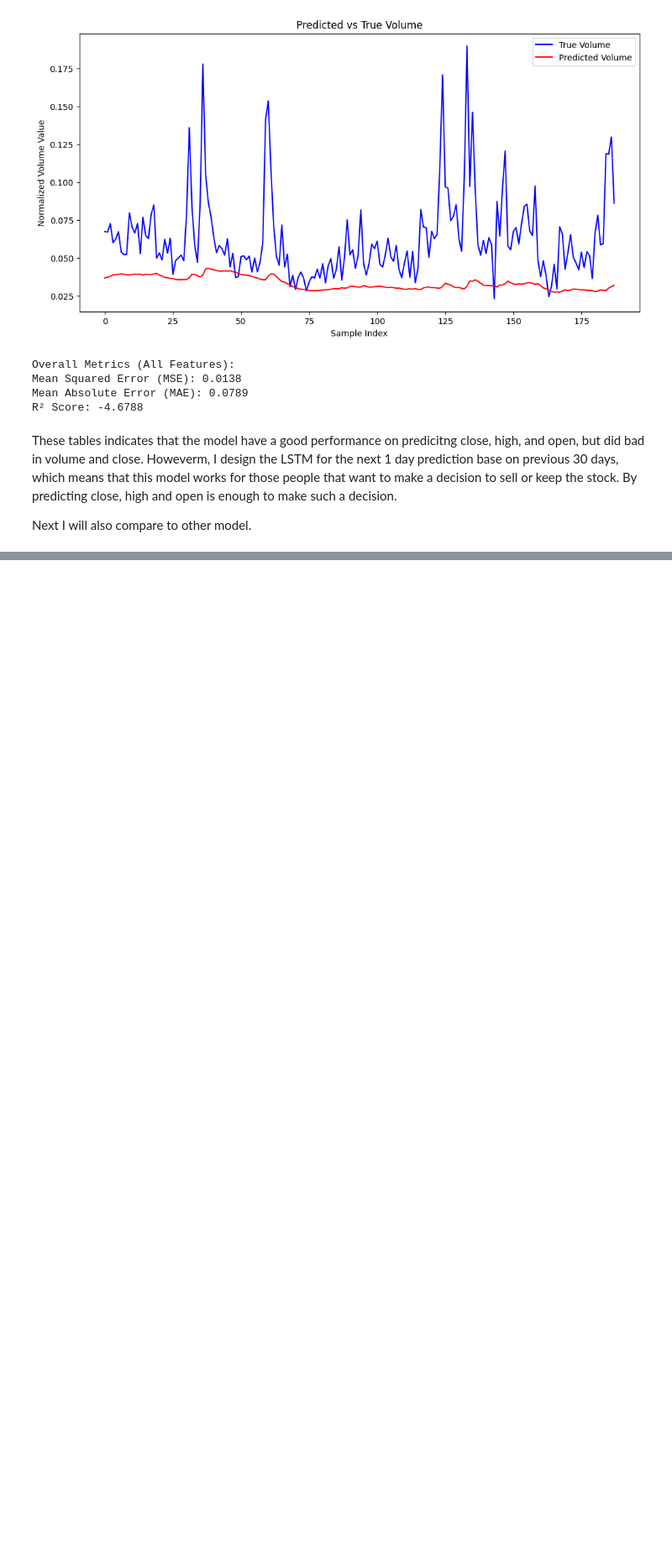
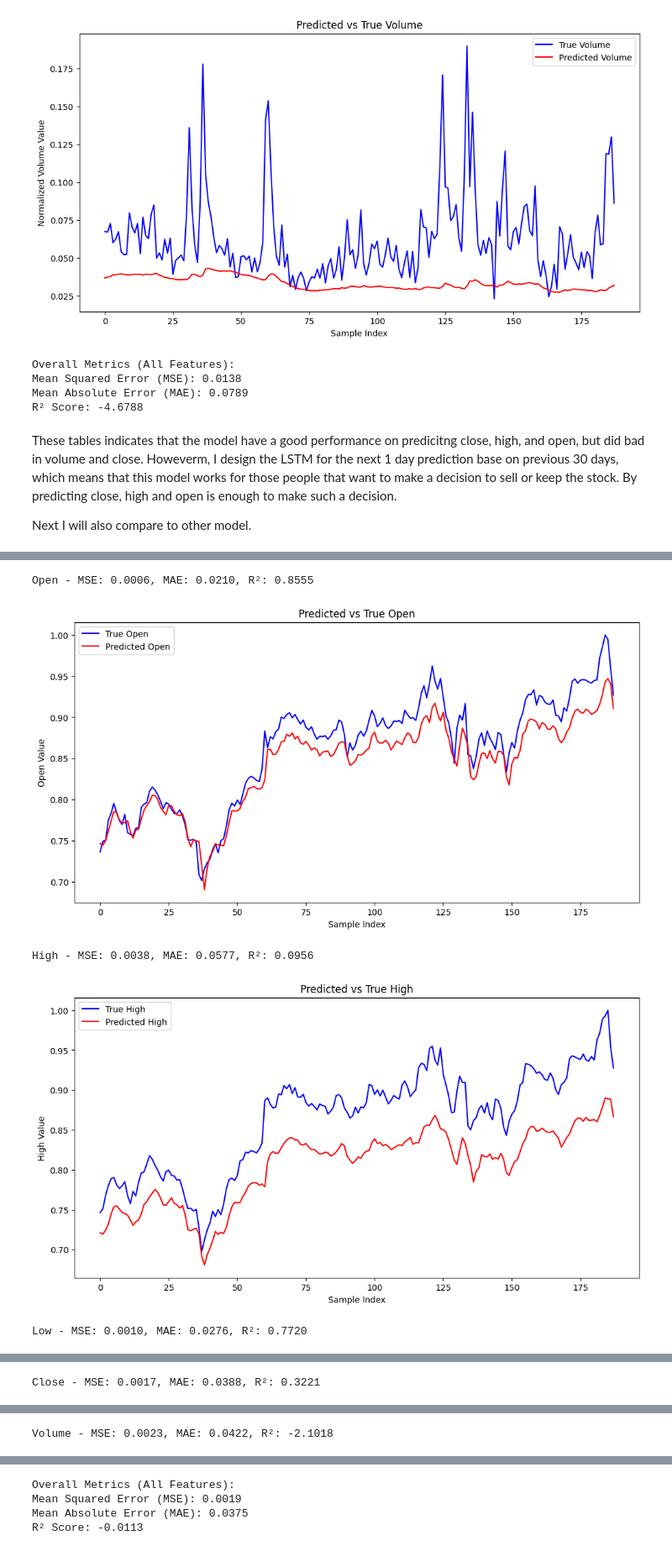
Before and after one commit to GuanqiaoHuang713/DLFA3, a Jupyter notebook: a3.ipynb, the cells around one changed output, grey strips where cells are left out. Shown at 84% size. Cells and saved outputs as stored; diff of their text form; code cells hidden in the pictures; blank space fills up the shorter version.

```diff
--- a/a3.ipynb
+++ b/a3.ipynb
@@ -295,0 +433,54 @@ Next I will also compare to other model.
+# %%
+# Load Best Model
+from sklearn.metrics import mean_squared_error, mean_absolute_error, r2_score
+
+best_lr, best_optimizer_name, best_hidden_size, best_num_layers, best_dropout = best_params_RNN
+model = MyRNN(
+    input_size=5,
+    hidden_size=best_hidden_size,
+    num_layers=best_num_layers,
+    output_size=5,
+    dropout=best_dropout
+).to(device)
+
+# Load the saved state_dict
+model.load_state_dict(torch.load("best_model_RNN.pth"))
+model.eval()
+X_test_tensor = torch.tensor(X_test, dtype=torch.float32).to(device)
+y_test_tensor = torch.tensor(y_test, dtype=torch.float32).to(device)
+
+with torch.no_grad():
+    predictions_tensor = model(X_test_tensor)
+predictions = predictions_tensor.cpu().numpy()
+y_test = y_test_tensor.cpu().numpy()
+
+for i, feature in enumerate(features):
+    mse = mean_squared_error(y_test[:, i], predictions[:, i])
+    mae = mean_absolute_error(y_test[:, i], predictions[:, i])
+    r2 = r2_score(y_test[:, i], predictions[:, i])
+    print(f"{feature} - MSE: {mse:.4f}, MAE: {mae:.4f}, R²: {r2:.4f}")
+
+    # Plot RNN Charts
+    plt.figure(figsize=(12, 6))
+    plt.plot(y_test[:, i], label=f"True {feature}", color="blue")
+    plt.plot(predictions[:, i], label=f"Predicted {feature}", color="red")
+    plt.title(f"Predicted vs True {feature}")
+    plt.xlabel("Sample Index")
+    plt.ylabel(f"{feature} Value")
+    plt.legend()
+    plt.show()
+
+mse_total = mean_squared_error(y_test, predictions)
+mae_total = mean_absolute_error(y_test, predictions)
+r2_total = r2_score(y_test, predictions)
+
+print("\nOverall Metrics (All Features):")
+print(f"Mean Squared Error (MSE): {mse_total:.4f}")
+print(f"Mean Absolute Error (MAE): {mae_total:.4f}")
+print(f"R² Score: {r2_total:.4f}")
+# %% [output]
+Open - MSE: 0.0006, MAE: 0.0210, R²: 0.8555
+[figure, added]
+High - MSE: 0.0038, MAE: 0.0577, R²: 0.0956
+[figure, added]
+Low - MSE: 0.0010, MAE: 0.0276, R²: 0.7720
@@ -295,0 +488 @@ Next I will also compare to other model.
+Close - MSE: 0.0017, MAE: 0.0388, R²: 0.3221
@@ -295,0 +490 @@ Next I will also compare to other model.
+Volume - MSE: 0.0023, MAE: 0.0422, R²: -2.1018
@@ -295,0 +492,4 @@ Next I will also compare to other model.
+Overall Metrics (All Features):
+Mean Squared Error (MSE): 0.0019
+Mean Absolute Error (MAE): 0.0375
+R² Score: -0.0113
```
Also changed, not shown: parts of 11 cells of this notebook, 2 other files.
